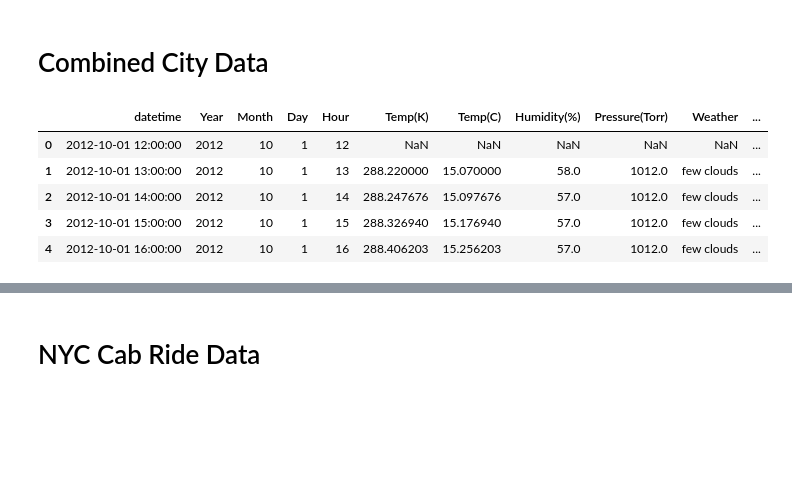
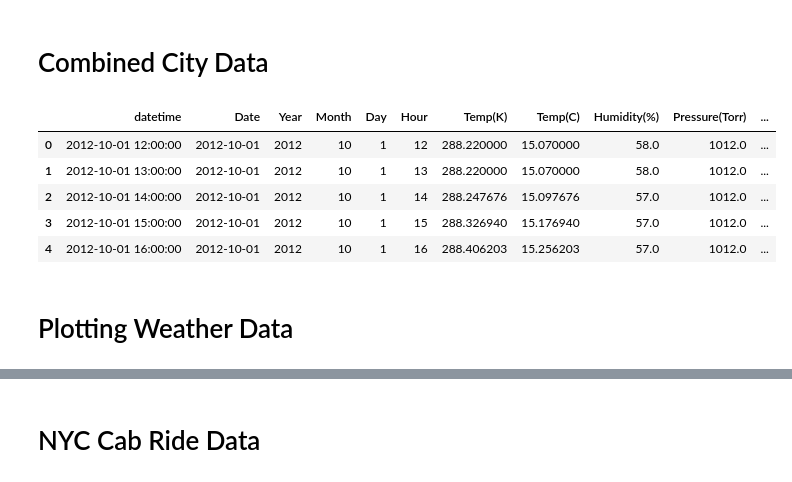
Before and after one commit to AmitChoudhary1392/Project-1_Team6, a Jupyter notebook: main.ipynb, the cells around one changed output, grey strips where cells are left out. Drawn from its saved outputs; the diff is of its cells as text; code cells hidden in the pictures; blank space fills up the shorter version.

```diff
--- a/main.ipynb
+++ b/main.ipynb
@@ -64,6 +124,9 @@ df_temp= pd.DataFrame(data_temp['New York']).rename(columns={'New York':'Temp(K)
 #convert temperature in Kelvin to degree Celcius
 df_temp['Temp(C)']= df_temp['Temp(K)']- 273.15
 
+df_temp = df_temp.fillna(method='ffill')
+df_temp = df_temp.fillna(method='bfill')
+
 #Show DataFrame
 df_temp.head()
 # %% [output]
@@ -83,6 +163,9 @@ data_weather=pd.read_csv('Raw Data/Historical weather data/Data_files_used/weath
 #save dataframe and rename columns
 df_weather= pd.DataFrame(data_weather['New York']).rename(columns={'New York':'Weather'})
 
+df_weather = df_weather.fillna(method='ffill')
+df_weather = df_weather.fillna(method='bfill')
+
 #Show DataFrame
 df_weather.head()
 # %% [output]
@@ -95,0 +199,17 @@ df_weather.head()
+# %%
+df_weather['Weather']=df_weather['Weather'].replace({'drizzle':'Drizzle','light intensity drizzle':'Drizzle','heavy intensity drizzle':'Drizzle',
+                                                     'moderate rain':'Rainy','light rain':'Rainy','heavy intensity rain':'Rainy','very heavy rain':'Rainy',
+                                                     'shower rain':'Rainy', 'light intensity shower rain':'Rainy', 'freezing rain':'Rainy',
+                                                     'scattered clouds':'Cloudy','few clouds':'Cloudy','broken clouds':'Cloudy',
+                                                   'overcast clouds':'Cloudy','sky is clear':'Clear',
+                                                     'light snow':'Snow', 'snow':'Snow', 'heavy snow':'Snow',
+                                                     'thunderstorm':'Thunderstorm', 'proximity thunderstorm':'Thunderstorm','thunderstorm with light rain':'Thunderstorm',
+                                                     'thunderstorm with rain':'Thunderstorm',  'thunderstorm with heavy rain':'Thunderstorm', 'squalls':'Thunderstorm',
+                                                     'proximity thunderstorm with rain':'Thunderstorm',  'thunderstorm with light drizzle':'Thunderstorm',
+                                                     'proximity thunderstorm with drizzle':'Thunderstorm',  'heavy thunderstorm':'Thunderstorm',
+                                                     'haze':'Haze', 'mist':'Mist', 'light rain and snow':'Mist',
+                                                   'fog':'Fog', 'smoke':'Haze',
+                                                    'sand/dust whirls':'Dust', 'dust':'Dust', 'sand':'Dust'
+                                                    })
+
+df_weather.head()
@@ -102,6 +244,9 @@ data_windspeed=pd.read_csv('Raw Data/Historical weather data/Data_files_used/win
 #save dataframe and rename columns
 df_windspeed= pd.DataFrame(data_windspeed['New York']).rename(columns={'New York':'Wind Speed'})
 
+df_windspeed = df_windspeed.fillna(method='ffill')
+df_windspeed= df_windspeed.fillna(method='bfill')
+
 #Show DataFrame
 df_windspeed.head()
 # %% [output]
@@ -115,37 +277,37 @@ df_windspeed.head()
 # %% [markdown]
 # Combined City Data
 # %%
-#df= [df_temp, df_humidity, df_pressure, df_weather, df_windspeed]
-
 #Create DataFrames to merge weather data for New York
 
 df1= pd.merge(df_temp, df_humidity, on='datetime', how='outer')
 df2=pd.merge(df1, df_pressure, on='datetime', how='outer')
 df3=pd.merge(df2, df_weather, on='datetime', how='outer')
 df4=pd.merge(df3,df_windspeed, on='datetime', how='outer')
 
 #Create date time object
 df4=df4.reset_index()
 df4['datetimeobj'] =  pd.to_datetime(df4['datetime'], format='%Y-%m-%d %H:%M:%S.%f')
 
 #Define final weather_data DataFrame
 
 weather_data_NY=pd.DataFrame(df4)
 weather_data_NY['Year']= df4['datetime'].dt.year
 weather_data_NY['Month']= df4['datetime'].dt.month
-weather_data_NY['Day']= df4['datetime'].dt.day
-
 weather_data_NY['Hour']= df4['datetime'].dt.hour
+weather_data_NY['Day'] = df4['datetime'].dt.day
+weather_data_NY['Date']= df4['datetime'].dt.date
 
 #Rearrange Columns for the final dataframe and set index
 
-weather_data_NY=weather_data_NY.loc[:, ['datetime','Year','Month','Day','Hour','Temp(K)','Temp(C)','Humidity(%)',
+weather_data_NY=weather_data_NY.loc[:, ['datetime','Date','Year','Month','Day','Hour','Temp(K)','Temp(C)','Humidity(%)',
                                         'Pressure(Torr)','Weather','Wind Speed']]
 weather_data_NY.head()
 # %% [output]
-|  | datetime | Year | Month | Day | Hour | Temp(K) | Temp(C) | Humidity(%) | Pressure(Torr) | Weather | ... |
-| 0 | 2012-10-01 12:00:00 | 2012 | 10 | 1 | 12 | NaN | NaN | NaN | NaN | NaN | ... |
-| 1 | 2012-10-01 13:00:00 | 2012 | 10 | 1 | 13 | 288.220000 | 15.070000 | 58.0 | 1012.0 | few clouds | ... |
-| 2 | 2012-10-01 14:00:00 | 2012 | 10 | 1 | 14 | 288.247676 | 15.097676 | 57.0 | 1012.0 | few clouds | ... |
-| 3 | 2012-10-01 15:00:00 | 2012 | 10 | 1 | 15 | 288.326940 | 15.176940 | 57.0 | 1012.0 | few clouds | ... |
-| 4 | 2012-10-01 16:00:00 | 2012 | 10 | 1 | 16 | 288.406203 | 15.256203 | 57.0 | 1012.0 | few clouds | ... |
+|  | datetime | Date | Year | Month | Day | Hour | Temp(K) | Temp(C) | Humidity(%) | Pressure(Torr) | ... |
+| 0 | 2012-10-01 12:00:00 | 2012-10-01 | 2012 | 10 | 1 | 12 | 288.220000 | 15.070000 | 58.0 | 1012.0 | ... |
+| 1 | 2012-10-01 13:00:00 | 2012-10-01 | 2012 | 10 | 1 | 13 | 288.220000 | 15.070000 | 58.0 | 1012.0 | ... |
+| 2 | 2012-10-01 14:00:00 | 2012-10-01 | 2012 | 10 | 1 | 14 | 288.247676 | 15.097676 | 57.0 | 1012.0 | ... |
+| 3 | 2012-10-01 15:00:00 | 2012-10-01 | 2012 | 10 | 1 | 15 | 288.326940 | 15.176940 | 57.0 | 1012.0 | ... |
+| 4 | 2012-10-01 16:00:00 | 2012-10-01 | 2012 | 10 | 1 | 16 | 288.406203 | 15.256203 | 57.0 | 1012.0 | ... |
+# %% [markdown]
+# Plotting Weather Data
```
Also changed, not shown: parts of 49 cells of this notebook, 1 other file.
